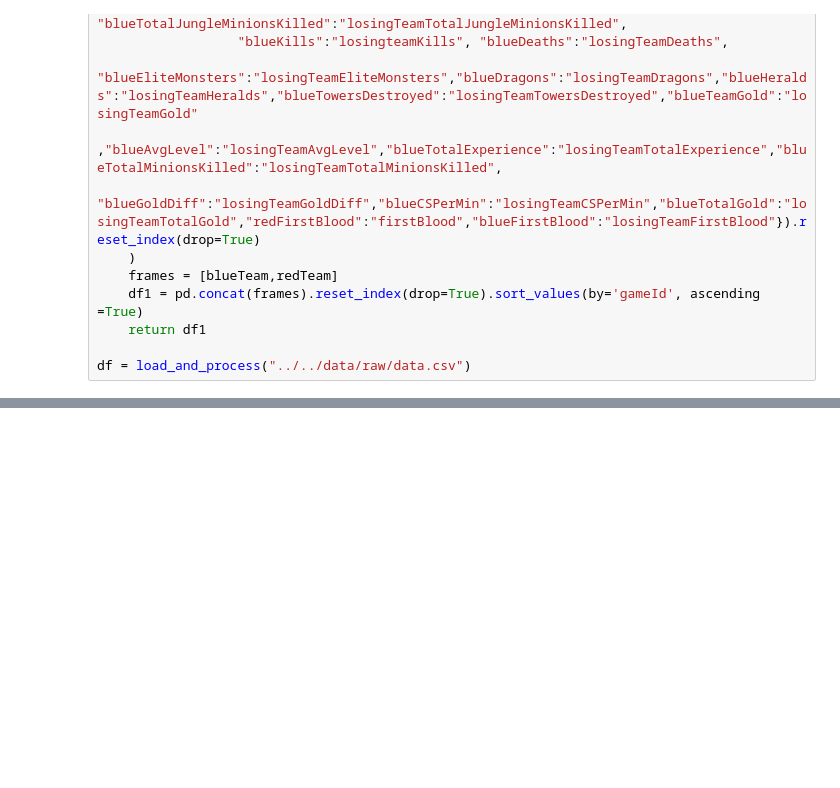
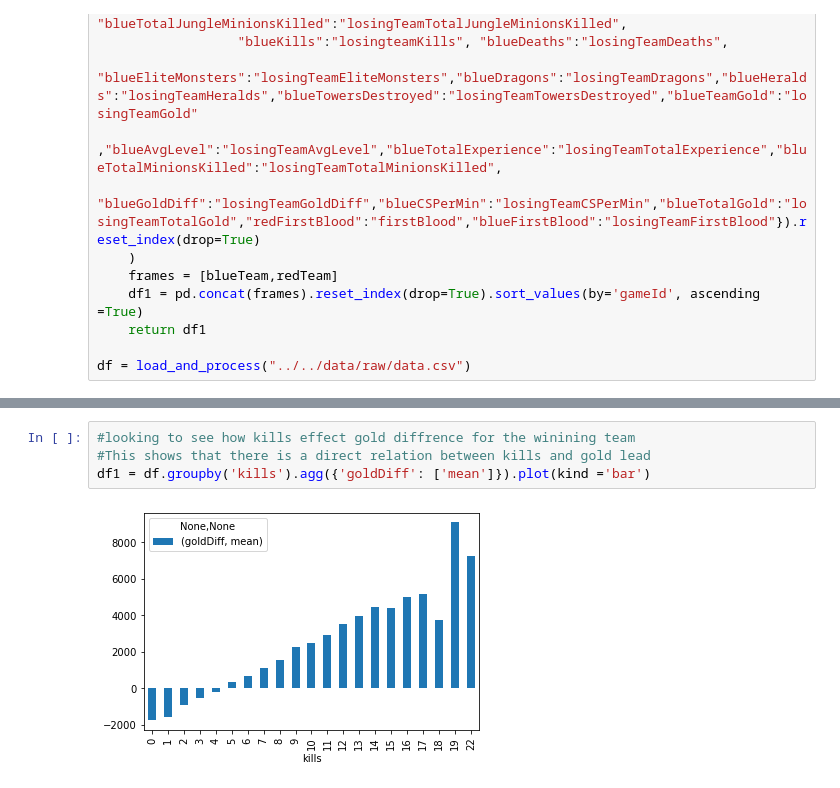
Before and after one commit to Nakheem/Data301, a Jupyter notebook: analysis/Nakheem/analysis.ipynb, the cells around one changed output, grey strips where cells are left out. Saved outputs shown, nothing was run; the diff lists cells and outputs as text; blank space fills up the shorter version.

```diff
--- a/analysis/Nakheem/analysis.ipynb
+++ b/analysis/Nakheem/analysis.ipynb
@@ -79,0 +64,6 @@ wardData = df.groupby('wardsPlaced').agg({'goldDiff':['mean']}).plot()
+# %%
+#looking to see how kills effect gold diffrence for the winining team
+#This shows that there is a direct relation between kills and gold lead
+df1 = df.groupby('kills').agg({'goldDiff': ['mean']}).plot(kind ='bar')
+# %% [output]
+[figure, added]
```
Also changed, not shown: parts of 8 cells of this notebook, 1 other file.
